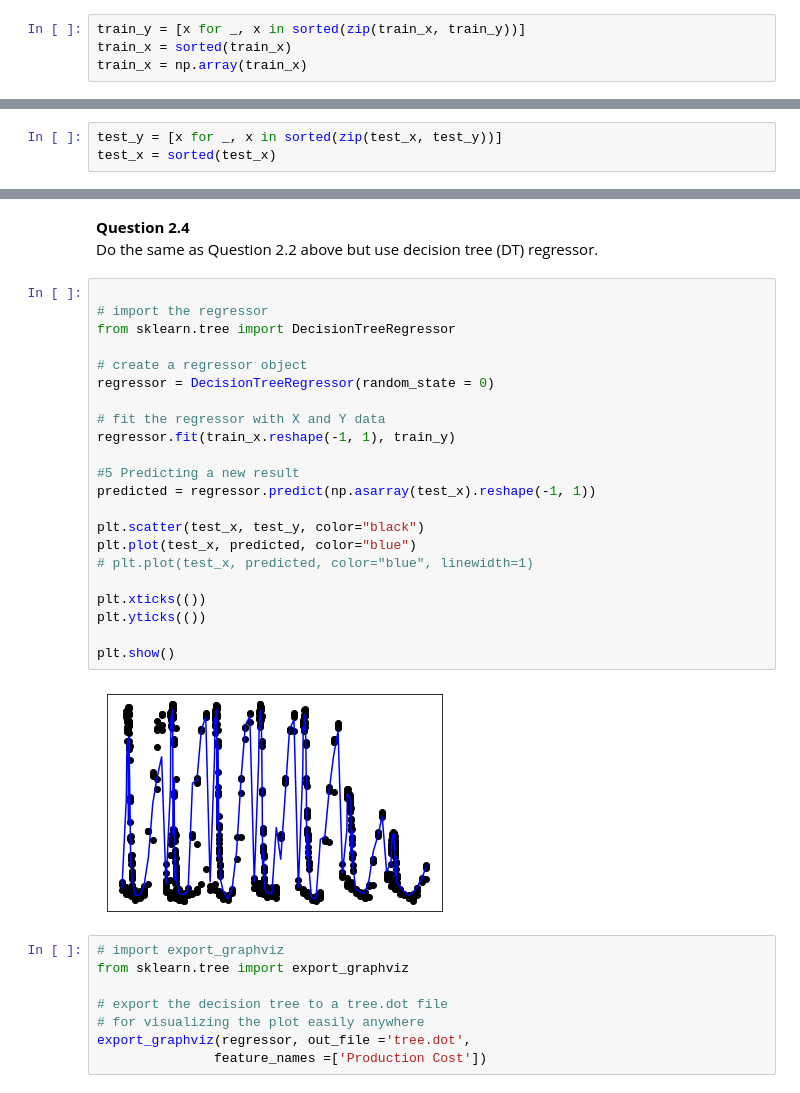
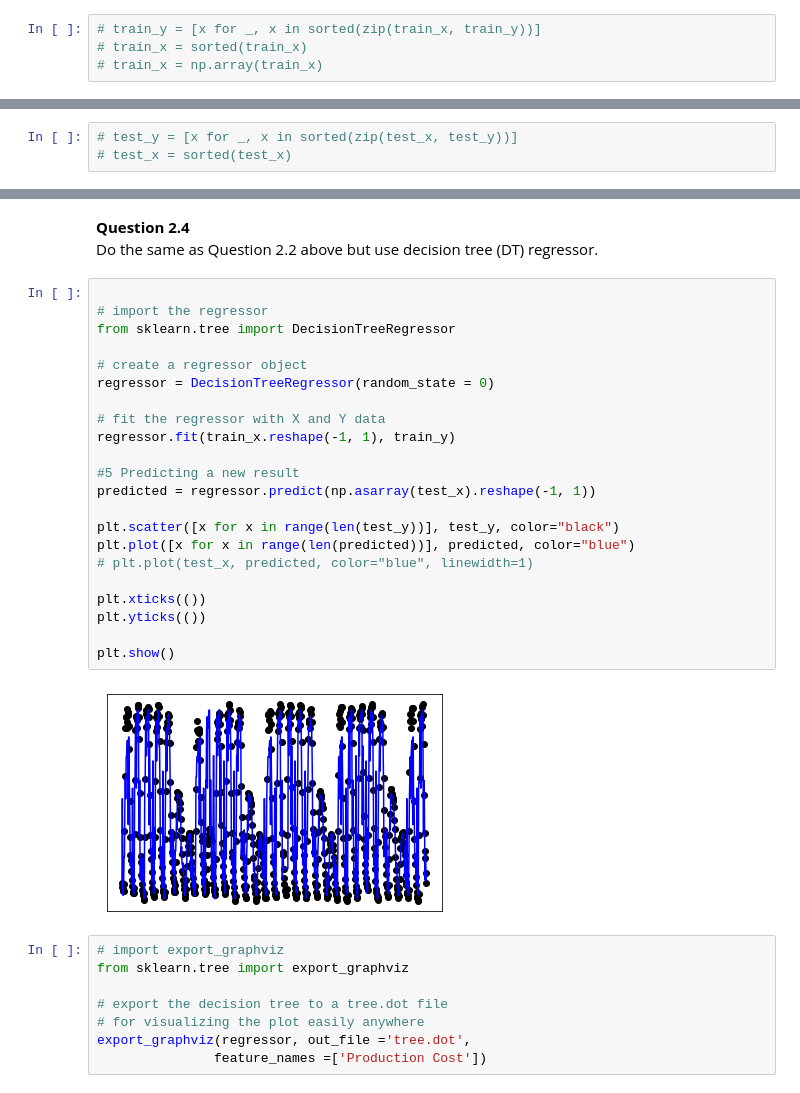
Before and after one commit to EthanWong2212/EE4211_Proj, a Jupyter notebook: part2.ipynb, the cells around one changed output, grey strips where cells are left out. Drawn from its saved outputs; the diff is of its cells as text.

Commit message:
Plot with 720 as x scale

```diff
--- a/part2.ipynb
+++ b/part2.ipynb
@@ -138,7 +138,7 @@ for hr in range(total_hrs):
 
 train_x = np.array(train_x)
 # %%
-train_y = [x for _, x in sorted(zip(train_x, train_y))]
-train_x = sorted(train_x)
-train_x = np.array(train_x)
+# train_y = [x for _, x in sorted(zip(train_x, train_y))]
+# train_x = sorted(train_x)
+# train_x = np.array(train_x)
 # %%
@@ -183,8 +183,8 @@ for _ in range(time_intervals):
     except:
         print(str(dt.year), str(dt.month), str(dt.day), str(dt.hour), str(dt.minute), str(dt.second))
 # %%
-test_y = [x for _, x in sorted(zip(test_x, test_y))]
-test_x = sorted(test_x)
+# test_y = [x for _, x in sorted(zip(test_x, test_y))]
+# test_x = sorted(test_x)
 # %%
 import sklearn.linear_model as lm
 
@@ -318,27 +318,27 @@ Do the same as Question 2.2 above but use decision tree (DT) regressor.
 # %%
 
 # import the regressor
 from sklearn.tree import DecisionTreeRegressor
 
 # create a regressor object
 regressor = DecisionTreeRegressor(random_state = 0)
 
 # fit the regressor with X and Y data
 regressor.fit(train_x.reshape(-1, 1), train_y)
 
 #5 Predicting a new result
 predicted = regressor.predict(np.asarray(test_x).reshape(-1, 1))
 
-plt.scatter(test_x, test_y, color="black")
-plt.plot(test_x, predicted, color="blue")
+plt.scatter([x for x in range(len(test_y))], test_y, color="black")
+plt.plot([x for x in range(len(predicted))], predicted, color="blue")
 # plt.plot(test_x, predicted, color="blue", linewidth=1)
 
 plt.xticks(())
 plt.yticks(())
 
 plt.show()
 # %% [output]
-[figure, old version]
+[figure, new version]
 # %%
 # import export_graphviz
 from sklearn.tree import export_graphviz
```
Also changed, not shown: parts of 6 cells of this notebook.
